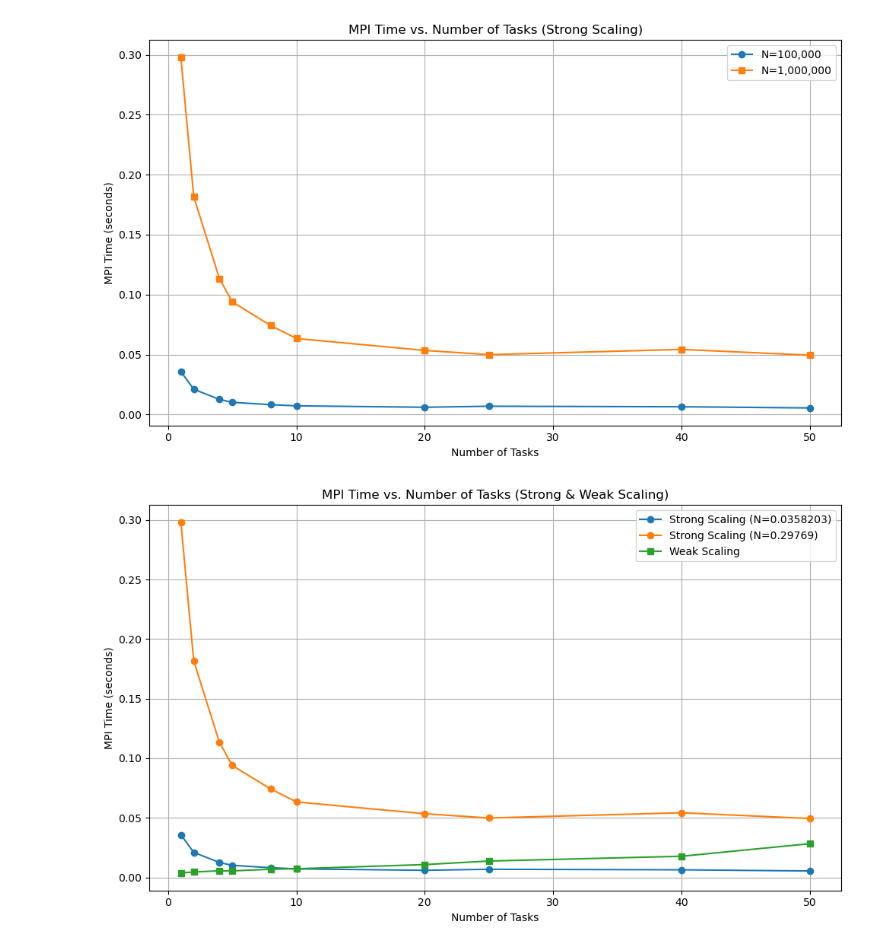
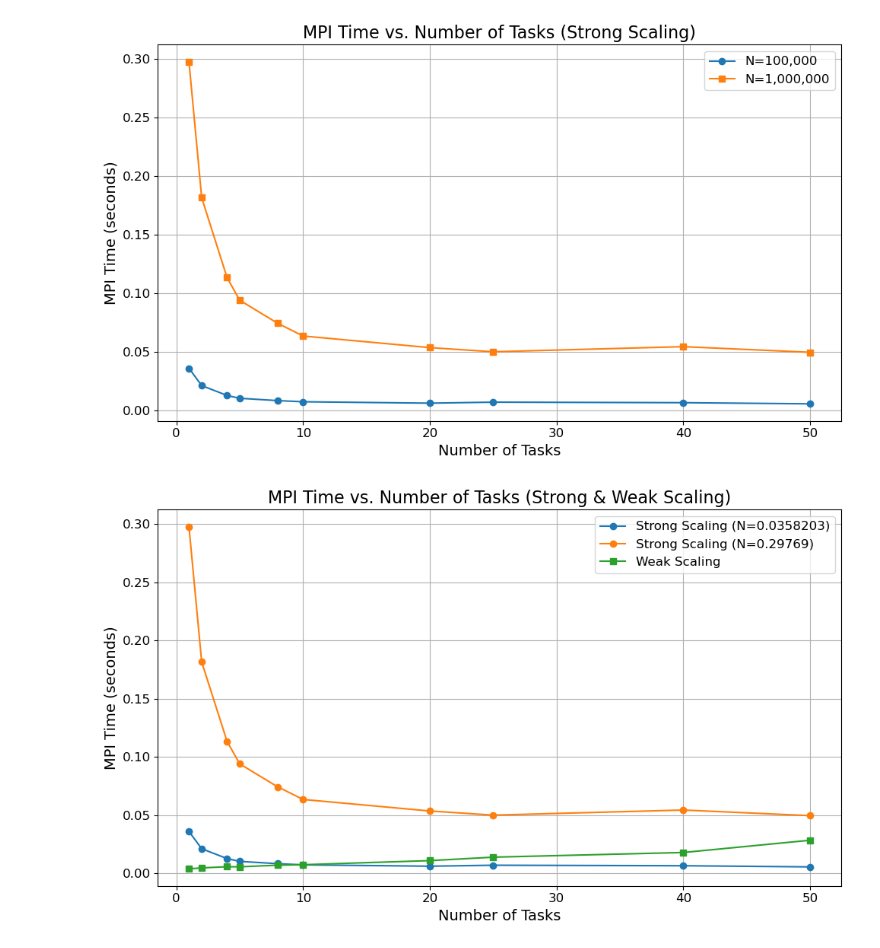
Before and after one commit to charisliao/cs267-hw4, a Jupyter notebook: plots.ipynb, the cells around one changed output. Saved outputs shown, nothing was run; the diff lists cells and outputs as text; code cells hidden in the pictures.

```diff
--- a/plots.ipynb
+++ b/plots.ipynb
@@ -45,19 +51,21 @@ plt.plot(num_tasks, mpi_time_100000, marker='o', linestyle='-', label='N=100,000
 plt.plot(num_tasks, mpi_time_1000000, marker='s', linestyle='-', label='N=1,000,000')
 
 # Add labels and title
-plt.xlabel("Number of Tasks")
-plt.ylabel("MPI Time (seconds)")
-plt.title("MPI Time vs. Number of Tasks (Strong Scaling)")
+plt.xlabel("Number of Tasks",fontsize=14)
+plt.ylabel("MPI Time (seconds)", fontsize=14)
+plt.title("MPI Time vs. Number of Tasks (Strong Scaling)", fontsize=16)
 
-# Add legend
-plt.legend()
+plt.legend(fontsize=12)
 
+# Increase tick label size
+plt.xticks(fontsize=12)
+plt.yticks(fontsize=12)
 # Show the plot
 plt.grid(True)
 plt.tight_layout()
 plt.show()
 # %% [output]
-[figure, old version]
+[figure, new version]
 # %%
 import matplotlib.pyplot as plt
 import numpy as np
@@ -75,39 +83,42 @@ strong_tasks, strong_times = read_csv_data("strong.csv")
 weak_tasks, weak_times = read_csv_data("weak.csv")
 
 # Check if both datasets have the same number of tasks (optional)
 if not np.array_equal(strong_tasks, weak_tasks):
   print("Warning: Number of tasks differ between strong.csv and weak.csv")
 
 # Create separate lines for strong and weak scaling data (assuming multiple columns in strong.csv)
 num_lines = strong_times.shape[1]  # Get the number of MPI time columns (e.g., N=100000, N=1000000)
 line_labels = []
 for i in range(num_lines):
   line_labels.append(f"Strong Scaling (N={strong_times[0, i]})")  # Assuming first row has N values
 
 # Create the line graph
 plt.figure(figsize=(10, 6))
 
 # Plot lines for strong scaling data
 for i in range(num_lines):
   plt.plot(strong_tasks, strong_times[:, i], marker='o', linestyle='-', label=line_labels[i])
 
 # Plot line for weak scaling data (assuming weak.csv has only one MPI time column)
 plt.plot(weak_tasks, weak_times[:, 0], marker='s', linestyle='-', label='Weak Scaling')
 
 # Add labels and title
-plt.xlabel("Number of Tasks")
-plt.ylabel("MPI Time (seconds)")
-plt.title("MPI Time vs. Number of Tasks (Strong & Weak Scaling)")
+plt.xlabel("Number of Tasks",fontsize=14)
+plt.ylabel("MPI Time (seconds)", fontsize=14)
+plt.title("MPI Time vs. Number of Tasks (Strong & Weak Scaling)", fontsize=16)
 
-# Add legend
-plt.legend()
+plt.legend(fontsize=12)
+
+# Increase tick label size
+plt.xticks(fontsize=12)
+plt.yticks(fontsize=12)
 
 # Show the plot
 plt.grid(True)
 plt.tight_layout()
 plt.show()
 # %% [output]
-[figure, old version]
+[figure, new version]
 # %%
 import matplotlib.pyplot as plt
 import numpy as np
```
Also changed, not shown: parts of 3 cells of this notebook.
